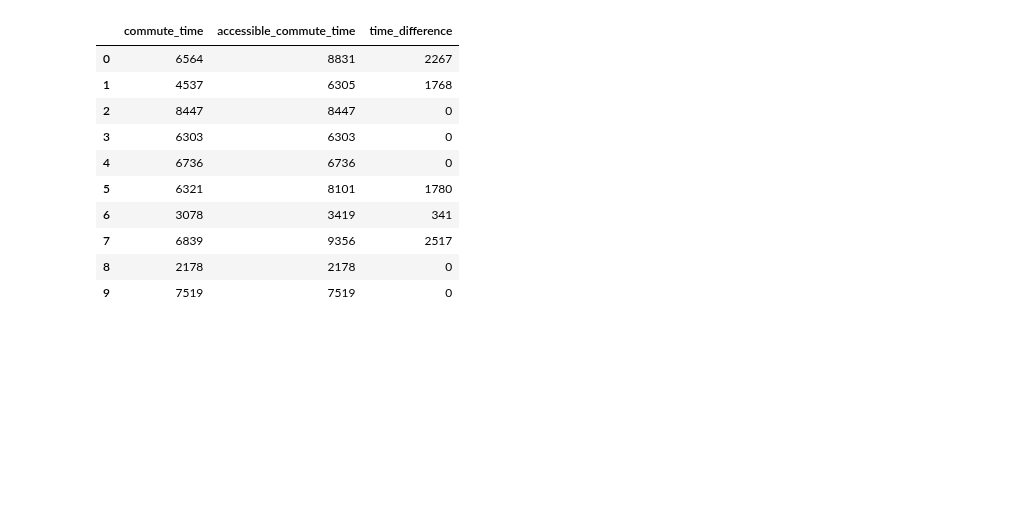
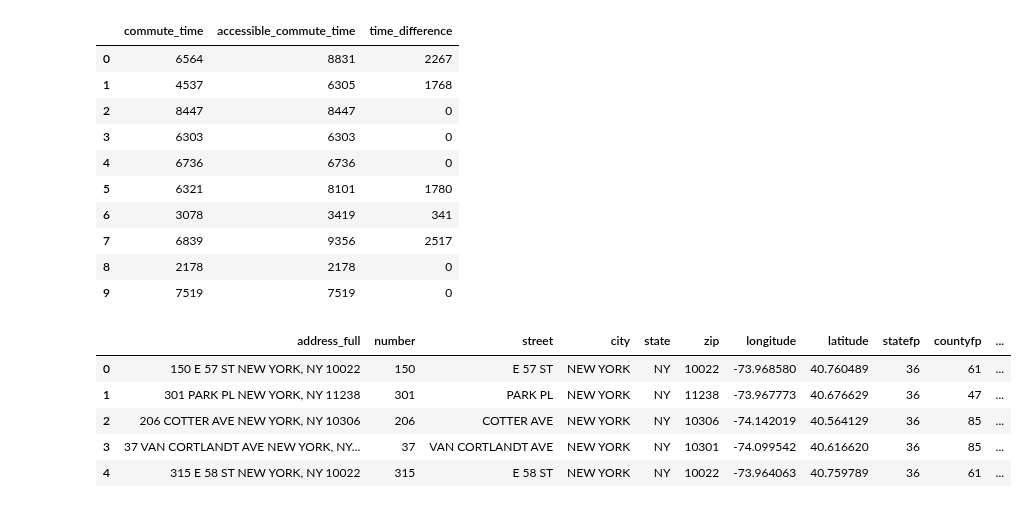
Before and after one commit to ZSlemmons/MTA-elevators, a Jupyter notebook: travel-time/travel-time-analysis.ipynb, the cells around one changed output. Drawn from its saved outputs; the diff is of its cells as text; code cells hidden in the pictures; blank space fills up the shorter version.

Commit message:
running commute time analysis

```diff
--- a/travel-time/travel-time-analysis.ipynb
+++ b/travel-time/travel-time-analysis.ipynb
@@ -499,3 +394,16 @@ df
 | 7 | 6839 | 9356 | 2517 |
 | 8 | 2178 | 2178 | 0 |
 | 9 | 7519 | 7519 | 0 |
+# %%
+#Let's get a larger data set to do a better analysis
+origin_addresses = pd.read_csv('origin_addresses.csv')
+destination_addresses = pd.read_csv('destination_addresses.csv')
+# %%
+origin_addresses.head()
+# %% [output]
+|  | address_full | number | street | city | state | zip | longitude | latitude | statefp | countyfp | ... |
+| 0 | 150 E 57 ST NEW YORK, NY 10022 | 150 | E 57 ST | NEW YORK | NY | 10022 | -73.968580 | 40.760489 | 36 | 61 | ... |
+| 1 | 301 PARK PL NEW YORK, NY 11238 | 301 | PARK PL | NEW YORK | NY | 11238 | -73.967773 | 40.676629 | 36 | 47 | ... |
+| 2 | 206 COTTER AVE NEW YORK, NY 10306 | 206 | COTTER AVE | NEW YORK | NY | 10306 | -74.142019 | 40.564129 | 36 | 85 | ... |
+| 3 | 37 VAN CORTLANDT AVE NEW YORK, NY... | 37 | VAN CORTLANDT AVE | NEW YORK | NY | 10301 | -74.099542 | 40.616620 | 36 | 85 | ... |
+| 4 | 315 E 58 ST NEW YORK, NY 10022 | 315 | E 58 ST | NEW YORK | NY | 10022 | -73.964063 | 40.759789 | 36 | 61 | ... |
```
Also changed, not shown: parts of 44 cells of this notebook, 2 other files.
